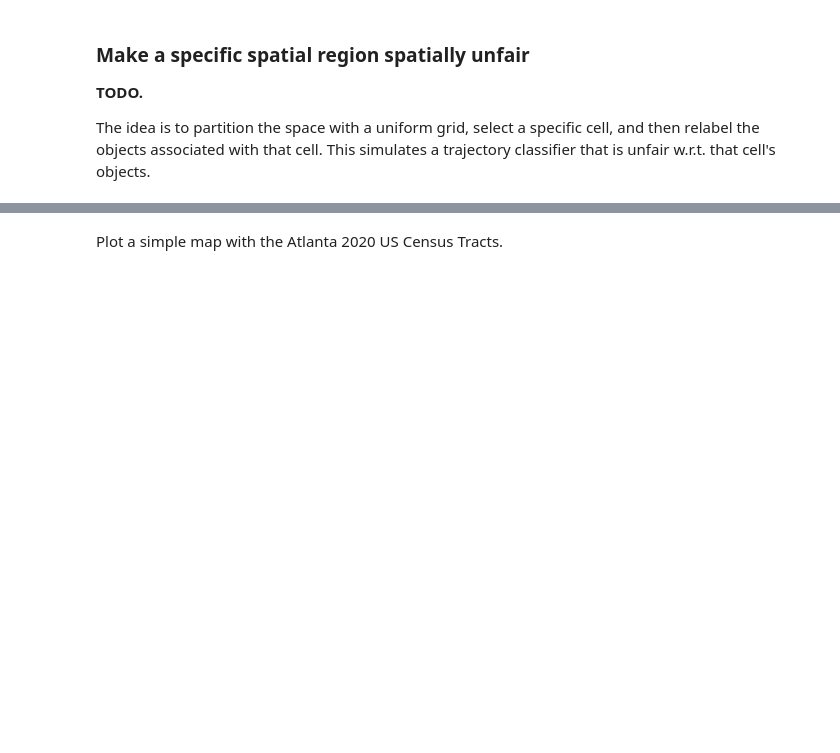
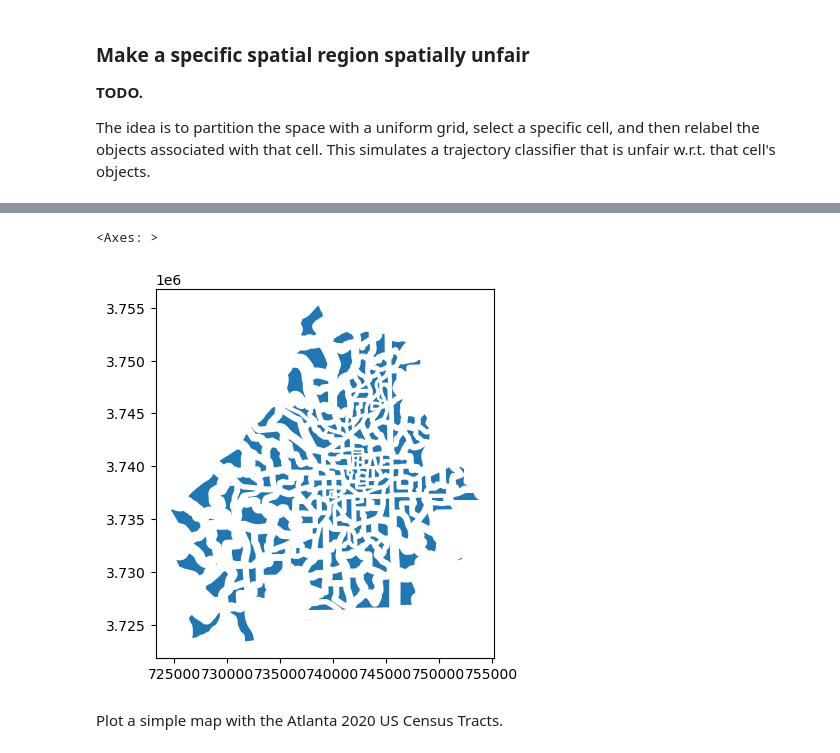
Before and after one commit to Fr4nz83/AuditMovementFairness, a Jupyter notebook: Exp 2 - Trajectory classifier synthetic unfair dataset builder.ipynb, the cells around one changed output, grey strips where cells are left out. Cells and saved outputs as stored; diff of their text form; code cells hidden in the pictures; blank space fills up the shorter version.

```diff
--- a/Exp 2 - Trajectory classifier synthetic unfair dataset builder.ipynb
+++ b/Exp 2 - Trajectory classifier synthetic unfair dataset builder.ipynb
@@ -15,0 +30,8 @@ atlanta_tracts
+# %%
+# Estimate a metric CRS we can use for the area covered by the geodataframe.
+orig_crs = atlanta_tracts.crs
+metric_crs = atlanta_tracts.estimate_utm_crs()
+print(orig_crs, metric_crs)
+
+atlanta_tracts.to_crs(metric_crs, inplace=True)
+atlanta_tracts['min_buffer'] = atlanta_tracts.geometry.maximum_inscribed_circle().length
@@ -16,2 +53,8 @@ atlanta_tracts
+# %%
+provaccia = atlanta_tracts.geometry.buffer(-atlanta_tracts['min_buffer'] * 0.5)
+provaccia.plot()
+# %% [output]
+<Axes: >
+[figure, added]
 # %% [markdown]
 Plot a simple map with the Atlanta 2020 US Census Tracts.
```
Also changed, not shown: parts of 5 cells of this notebook.
